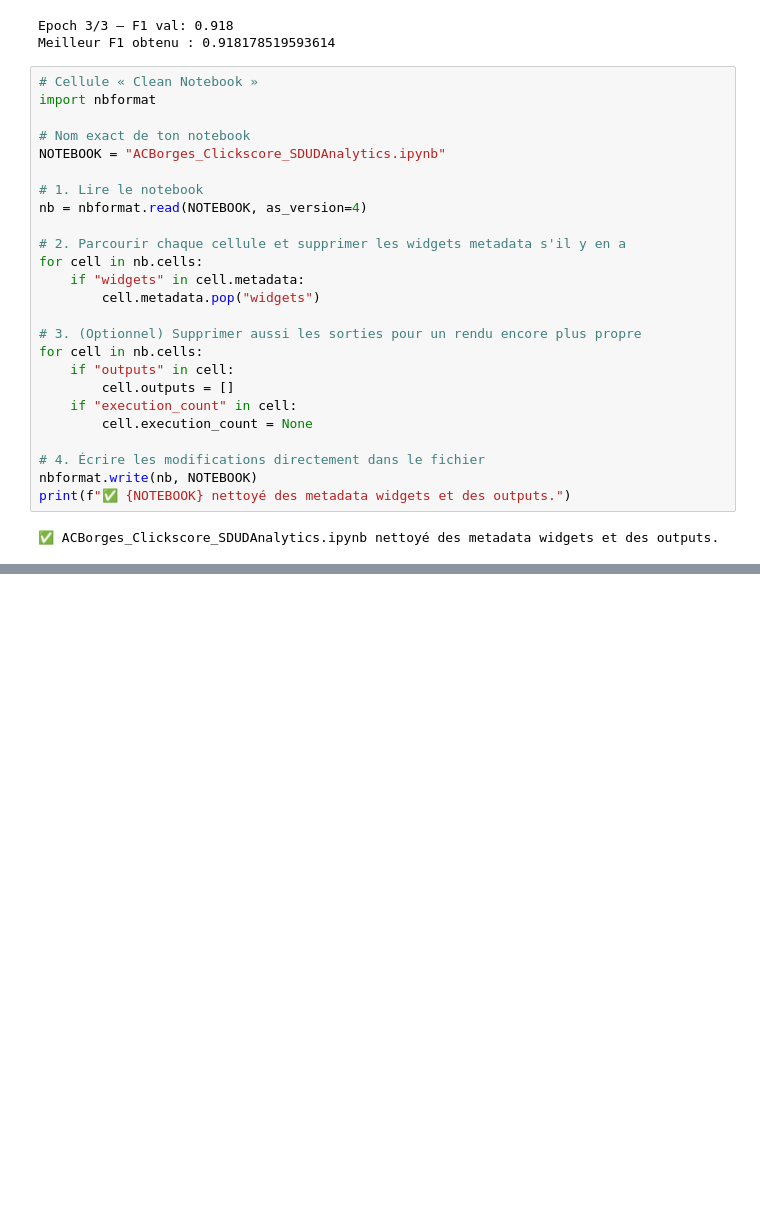
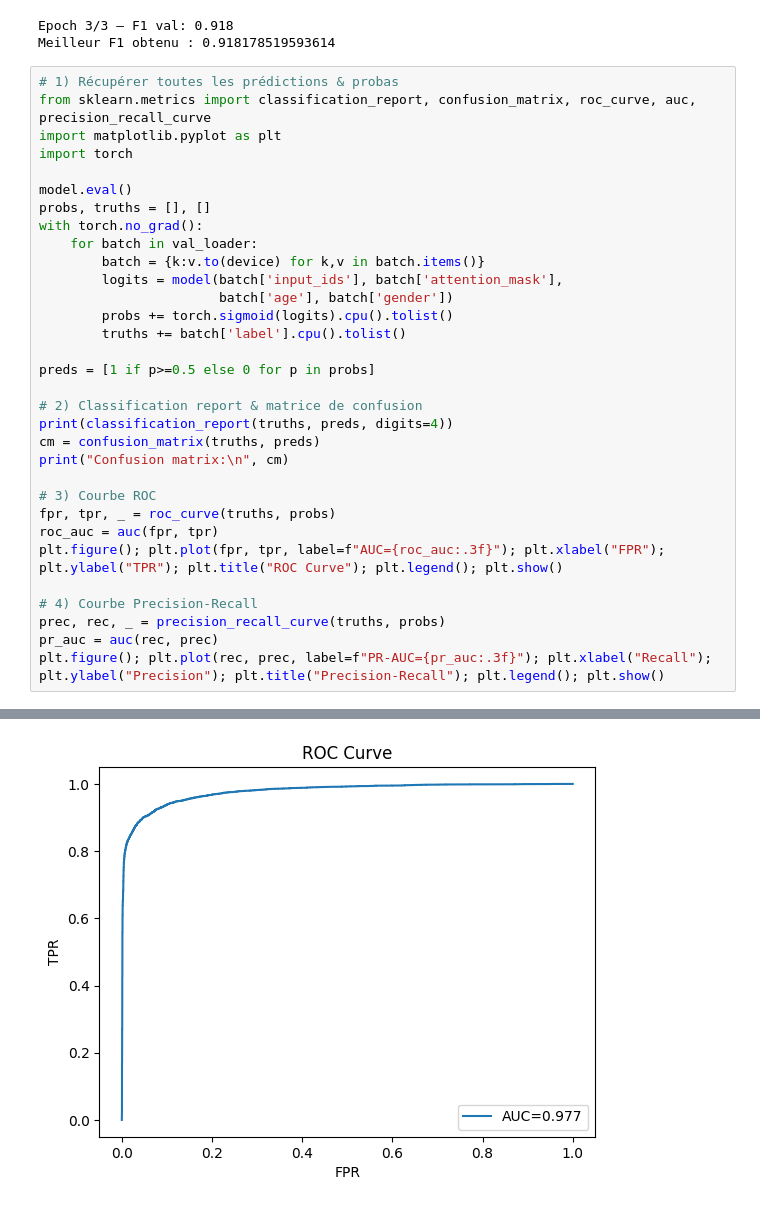
Before and after one commit to alexandre-cameron-borges/ACBorges_Clickscore_SDUDAnalytics, a Jupyter notebook: ACBorges_Clickscore_SDUDAnalytics.ipynb, the cells around one changed output, grey strips where cells are left out. Saved outputs shown, nothing was run; the diff lists cells and outputs as text; blank space fills up the shorter version.

```diff
--- a/ACBorges_Clickscore_SDUDAnalytics.ipynb
+++ b/ACBorges_Clickscore_SDUDAnalytics.ipynb
@@ -722,30 +722,36 @@ Epoch 1/3 — F1 val: 0.898
 Epoch 2/3 — F1 val: 0.918
 Epoch 3/3 — F1 val: 0.918
 Meilleur F1 obtenu : 0.918178519593614
-# %%
-# Cellule « Clean Notebook »
-import nbformat
-
-# Nom exact de ton notebook
-NOTEBOOK = "ACBorges_Clickscore_SDUDAnalytics.ipynb"
-
-# 1. Lire le notebook
-nb = nbformat.read(NOTEBOOK, as_version=4)
-
-# 2. Parcourir chaque cellule et supprimer les widgets metadata s'il y en a
-for cell in nb.cells:
-    if "widgets" in cell.metadata:
-        cell.metadata.pop("widgets")
-
-# 3. (Optionnel) Supprimer aussi les sorties pour un rendu encore plus propre
-for cell in nb.cells:
-    if "outputs" in cell:
-        cell.outputs = []
-    if "execution_count" in cell:
-        cell.execution_count = None
-
-# 4. Écrire les modifications directement dans le fichier
-nbformat.write(nb, NOTEBOOK)
-print(f"✅ {NOTEBOOK} nettoyé des metadata widgets et des outputs.")
-# %% [output]
-✅ ACBorges_Clickscore_SDUDAnalytics.ipynb nettoyé des metadata widgets et des outputs.
+# %%
+# 1) Récupérer toutes les prédictions & probas
+from sklearn.metrics import classification_report, confusion_matrix, roc_curve, auc, precision_recall_curve
+import matplotlib.pyplot as plt
+import torch
+
+model.eval()
+probs, truths = [], []
+with torch.no_grad():
+    for batch in val_loader:
+        batch = {k:v.to(device) for k,v in batch.items()}
+        logits = model(batch['input_ids'], batch['attention_mask'],
+                       batch['age'], batch['gender'])
+        probs += torch.sigmoid(logits).cpu().tolist()
+        truths += batch['label'].cpu().tolist()
+
+preds = [1 if p>=0.5 else 0 for p in probs]
+
+# 2) Classification report & matrice de confusion
+print(classification_report(truths, preds, digits=4))
+cm = confusion_matrix(truths, preds)
+print("Confusion matrix:\n", cm)
+
+# 3) Courbe ROC
+fpr, tpr, _ = roc_curve(truths, probs)
+roc_auc = auc(fpr, tpr)
+plt.figure(); plt.plot(fpr, tpr, label=f"AUC={roc_auc:.3f}"); plt.xlabel("FPR"); plt.ylabel("TPR"); plt.title("ROC Curve"); plt.legend(); plt.show()
+
+# 4) Courbe Precision-Recall
+prec, rec, _ = precision_recall_curve(truths, probs)
+pr_auc = auc(rec, prec)
+plt.figure(); plt.plot(rec, prec, label=f"PR-AUC={pr_auc:.3f}"); plt.xlabel("Recall"); plt.ylabel("Precision"); plt.title("Precision-Recall"); plt.legend(); plt.show()
+# %% [output]
@@ -751,0 +770 @@ print(f"✅ {NOTEBOOK} nettoyé des metadata widgets et des outputs.")
+[figure, added]
```
Also changed, not shown: parts of 4 cells of this notebook.
